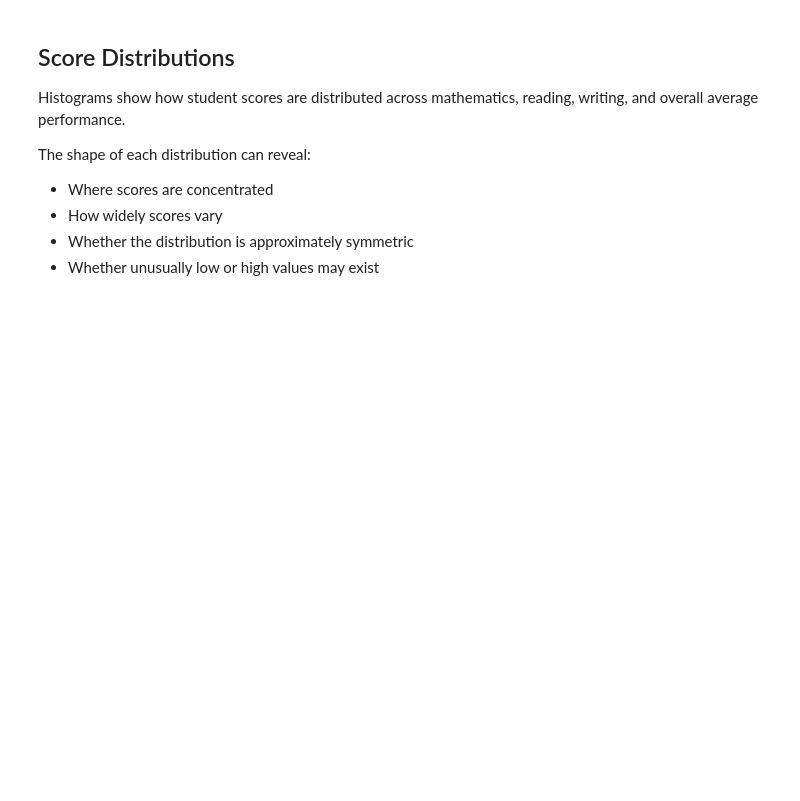
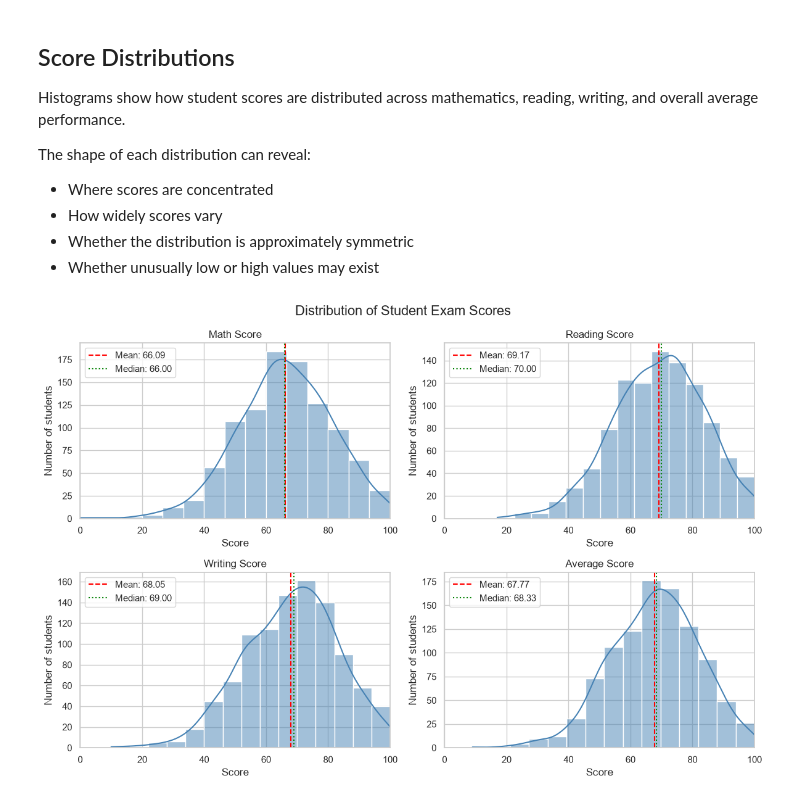
Before and after one commit to FawazKhaled/KAUSTxAI-Training, a Jupyter notebook: Rung_1/eda.ipynb, the cells around one changed output. Drawn from its saved outputs; the diff is of its cells as text; code cells hidden in the pictures; blank space fills up the shorter version.

Commit message:
feat: plotted numerical_columns using seaborn

```diff
--- a/Rung_1/eda.ipynb
+++ b/Rung_1/eda.ipynb
@@ -475,3 +475,31 @@ The shape of each distribution can reveal:
 - How widely scores vary
 - Whether the distribution is approximately symmetric
 - Whether unusually low or high values may exist
+# %%
+images_folder = Path("Images")
+images_folder.mkdir(exist_ok=True)
+# %%
+fig, axes = plt.subplots(nrows=2, ncols=2, figsize=(12, 8))
+
+for column, axis in zip(numerical_columns, axes.flatten()):
+    sns.histplot(data=df, x=column, bins=15, kde=True, ax=axis, color="steelblue")
+
+    axis.axvline(df[column].mean(), color="red", linestyle="--", linewidth=1.5, label=f"Mean: {df[column].mean():.2f}")
+
+    axis.axvline(df[column].median(), color="green", linestyle=":", linewidth=1.5, label=f"Median: {df[column].median():.2f}")
+
+    axis.set_title(column.replace("_", " ").title())
+    axis.set_xlabel("Score")
+    axis.set_ylabel("Number of students")
+    axis.set_xlim(0, 100)
+    axis.legend()
+
+fig.suptitle("Distribution of Student Exam Scores", fontsize=16)
+
+plt.tight_layout()
+
+plt.savefig(images_folder / "score_distributions.png", dpi=300, bbox_inches="tight")
+
+plt.show()
+# %% [output]
+[figure, added]
```
Also changed, not shown: 1 other file.
